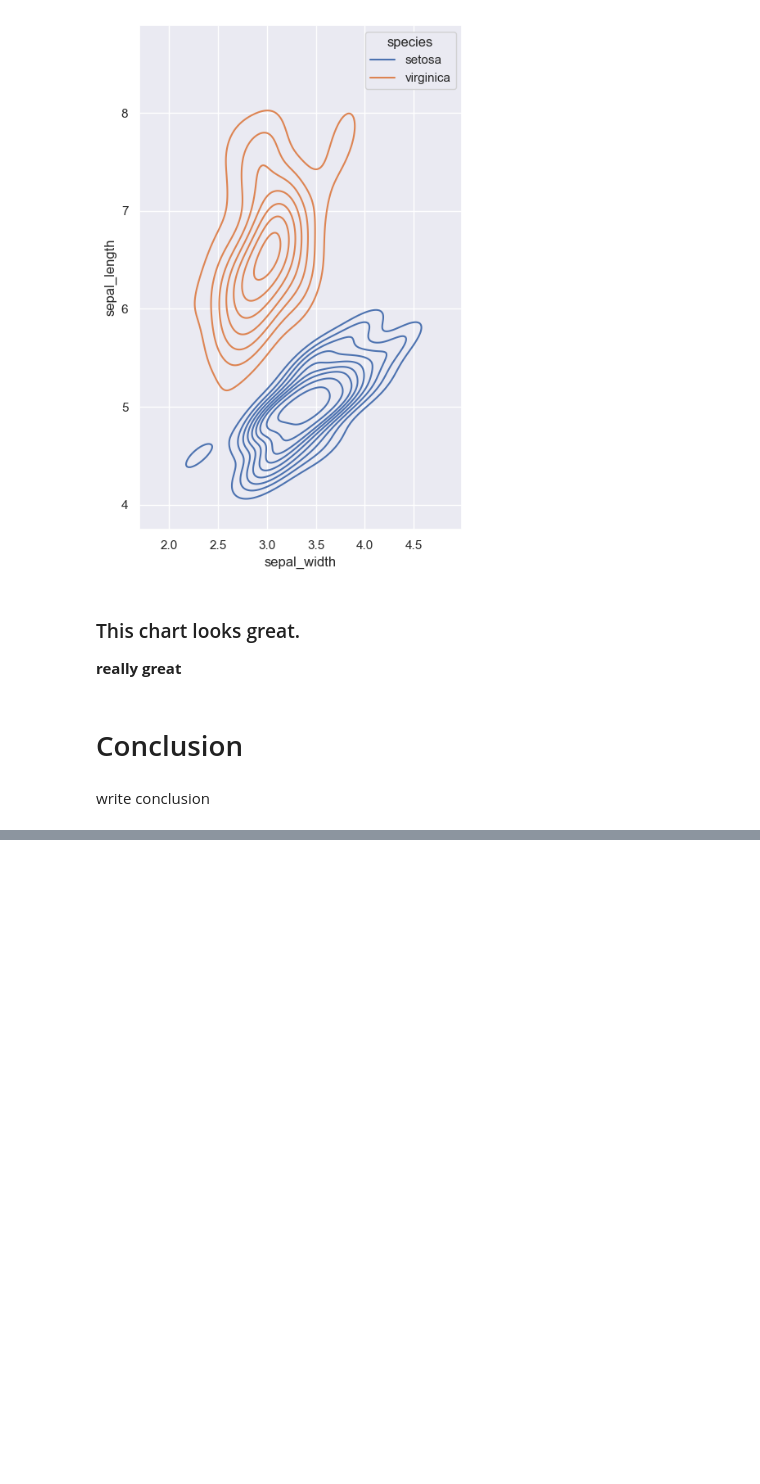
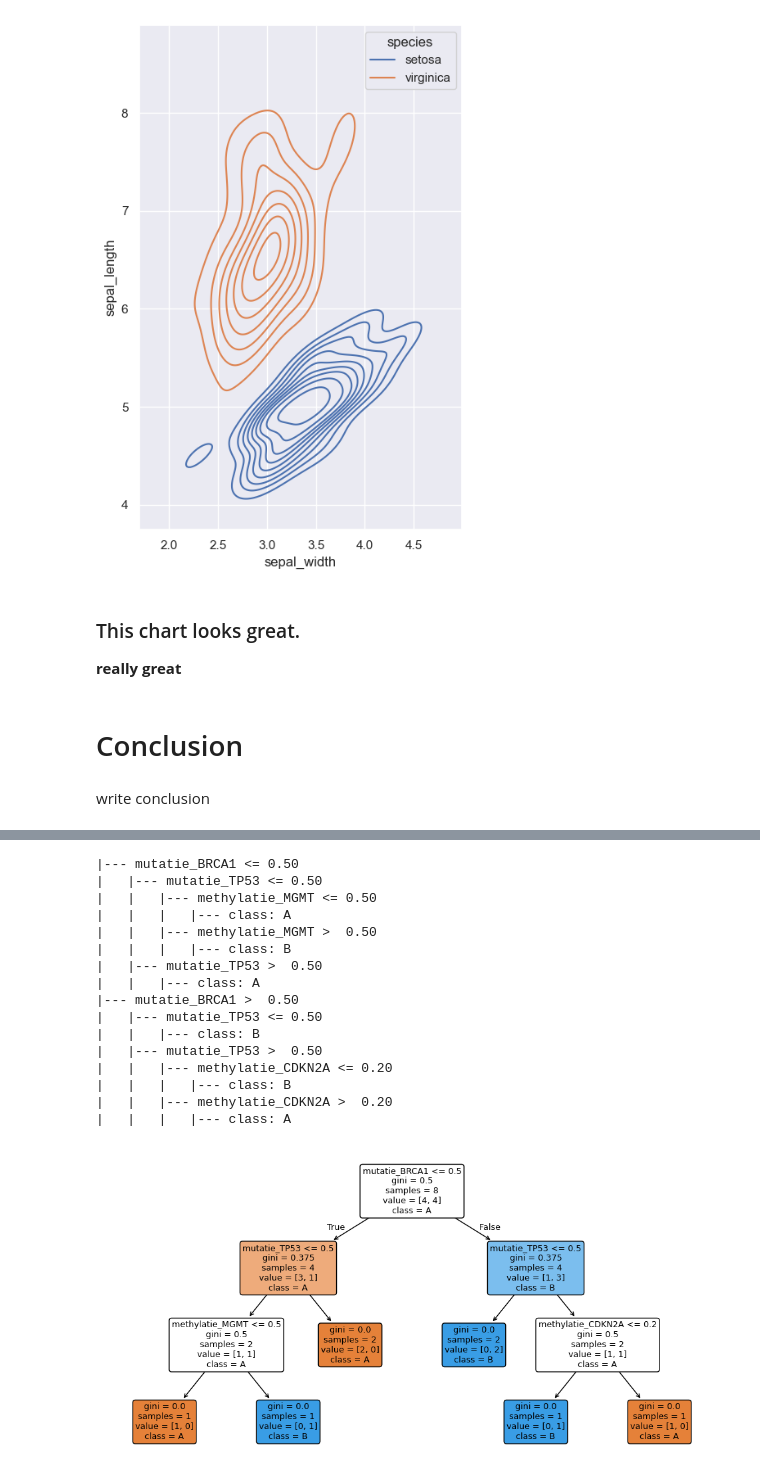
Before and after one commit to ProjecticumDlerpDs/ml_oncoresponse, a Jupyter notebook: tutorials/notebooks/test.ipynb, the cells around one changed output, grey strips where cells are left out. Cells and saved outputs as stored; diff of their text form; code cells hidden in the pictures; blank space fills up the shorter version.

```diff
--- a/tutorials/notebooks/test.ipynb
+++ b/tutorials/notebooks/test.ipynb
@@ -49,0 +104,59 @@ write conclusion
+# %%
+import pandas as pd
+from sklearn.tree import DecisionTreeClassifier, export_text, plot_tree
+import matplotlib.pyplot as plt
+
+# -----------------------------
+# 1️⃣ Synthetische dataset
+# -----------------------------
+data = pd.DataFrame({
+    'mutatie_BRCA1': [0, 1, 0, 1, 0, 1, 1, 0],
+    'mutatie_TP53':  [1, 0, 0, 1, 1, 0, 1, 0],
+    'methylatie_CDKN2A': [0.2, 0.4, 0.6, 0.1, 0.8, 0.5, 0.3, 0.7],
+    'methylatie_MGMT':   [0.9, 0.3, 0.2, 0.7, 0.4, 0.6, 0.5, 0.8],
+    # Labels afhankelijk van mutaties én methylaties
+    'label': ['A', 'B', 'A', 'B', 'A', 'B', 'A', 'B']
+})
+
+X = data.drop(columns='label')
+y = data['label']
+
+# -----------------------------
+# 2️⃣ Boom trainen
+# -----------------------------
+clf = DecisionTreeClassifier(random_state=42, max_depth=4)
+clf.fit(X, y)
+
+# -----------------------------
+# 3️⃣ Tekstuele boom
+# -----------------------------
+print(export_text(clf, feature_names=list(X.columns)))
+
+# -----------------------------
+# 4️⃣ Visuele boom
+# -----------------------------
+plt.figure(figsize=(12,6))
+plot_tree(clf,
+          feature_names=X.columns,
+          class_names=clf.classes_,
+          filled=True,
+          rounded=True)
+plt.show()
+# %% [output]
+|--- mutatie_BRCA1 <= 0.50
+|   |--- mutatie_TP53 <= 0.50
+|   |   |--- methylatie_MGMT <= 0.50
+|   |   |   |--- class: A
+|   |   |--- methylatie_MGMT >  0.50
+|   |   |   |--- class: B
+|   |--- mutatie_TP53 >  0.50
+|   |   |--- class: A
+|--- mutatie_BRCA1 >  0.50
+|   |--- mutatie_TP53 <= 0.50
+|   |   |--- class: B
+|   |--- mutatie_TP53 >  0.50
+|   |   |--- methylatie_CDKN2A <= 0.20
+|   |   |   |--- class: B
+|   |   |--- methylatie_CDKN2A >  0.20
+|   |   |   |--- class: A
+[figure, added]
```
Also changed, not shown: parts of 3 cells of this notebook, 4 other files.
